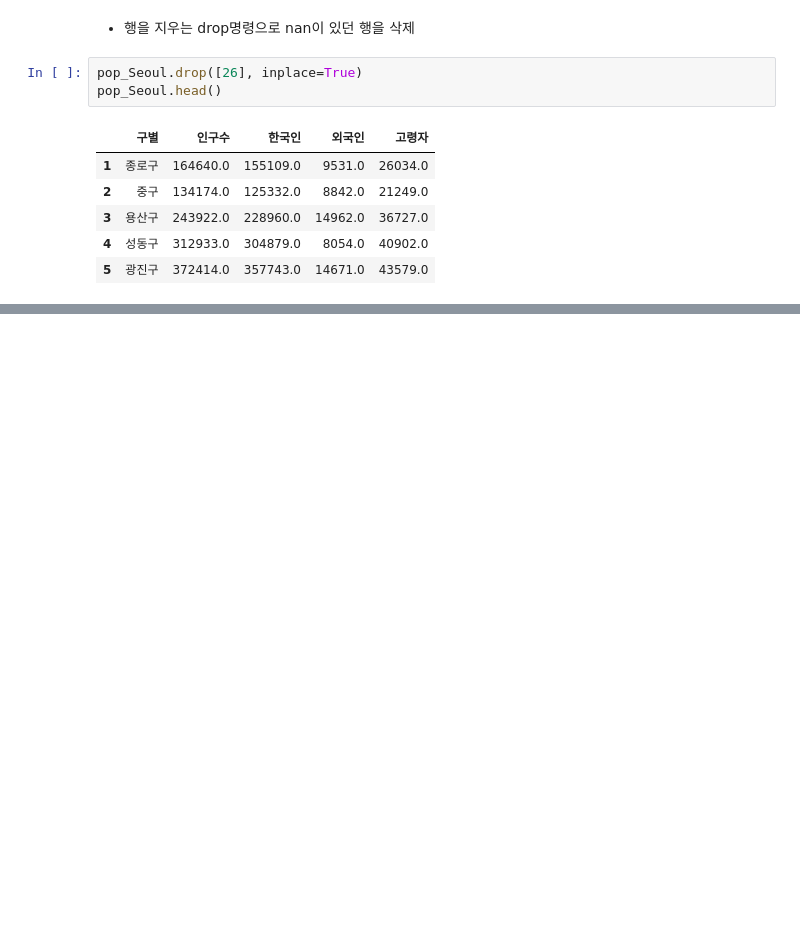
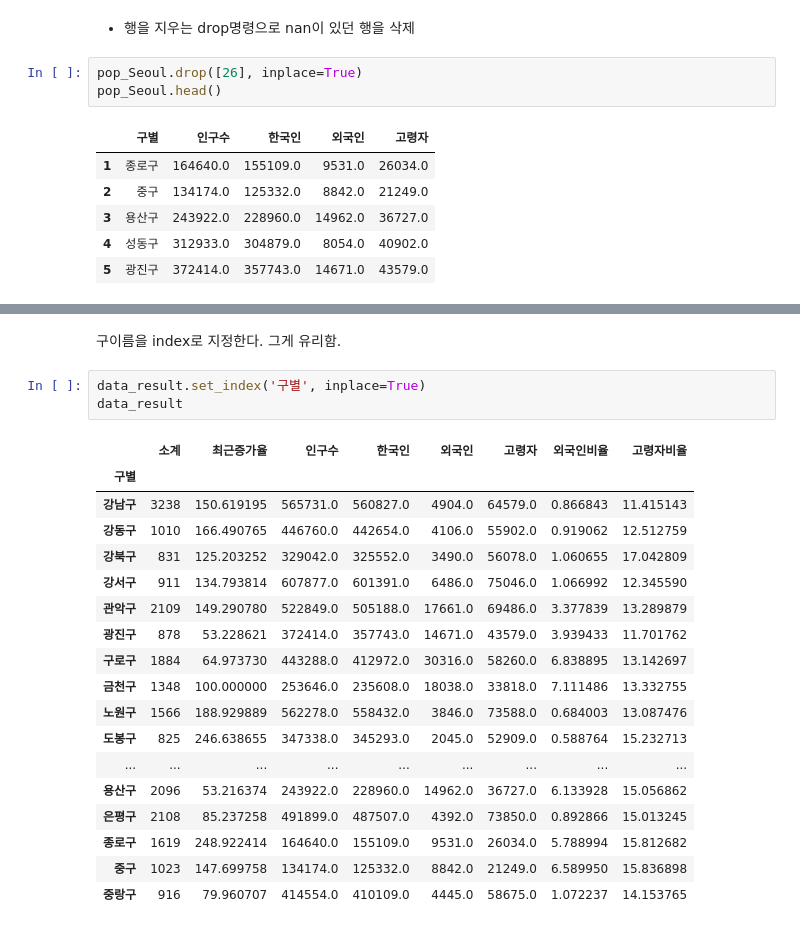
Before and after one commit to asheed/pydatascience, a Jupyter notebook: python_data.ipynb, the cells around one changed output, grey strips where cells are left out. Drawn from its saved outputs; the diff is of its cells as text; blank space fills up the shorter version.

```diff
--- a/python_data.ipynb
+++ b/python_data.ipynb
@@ -462,0 +1068,24 @@ pop_Seoul.head()
+# %% [markdown]
+구이름을 index로 지정한다. 그게 유리함.
+# %%
+data_result.set_index('구별', inplace=True)
+data_result
+# %% [output]
+|  | 소계 | 최근증가율 | 인구수 | 한국인 | 외국인 | 고령자 | 외국인비율 | 고령자비율 |
+| 구별 |  |  |  |  |  |  |  |  |
+| 강남구 | 3238 | 150.619195 | 565731.0 | 560827.0 | 4904.0 | 64579.0 | 0.866843 | 11.415143 |
+| 강동구 | 1010 | 166.490765 | 446760.0 | 442654.0 | 4106.0 | 55902.0 | 0.919062 | 12.512759 |
+| 강북구 | 831 | 125.203252 | 329042.0 | 325552.0 | 3490.0 | 56078.0 | 1.060655 | 17.042809 |
+| 강서구 | 911 | 134.793814 | 607877.0 | 601391.0 | 6486.0 | 75046.0 | 1.066992 | 12.345590 |
+| 관악구 | 2109 | 149.290780 | 522849.0 | 505188.0 | 17661.0 | 69486.0 | 3.377839 | 13.289879 |
+| 광진구 | 878 | 53.228621 | 372414.0 | 357743.0 | 14671.0 | 43579.0 | 3.939433 | 11.701762 |
+| 구로구 | 1884 | 64.973730 | 443288.0 | 412972.0 | 30316.0 | 58260.0 | 6.838895 | 13.142697 |
+| 금천구 | 1348 | 100.000000 | 253646.0 | 235608.0 | 18038.0 | 33818.0 | 7.111486 | 13.332755 |
+| 노원구 | 1566 | 188.929889 | 562278.0 | 558432.0 | 3846.0 | 73588.0 | 0.684003 | 13.087476 |
+| 도봉구 | 825 | 246.638655 | 347338.0 | 345293.0 | 2045.0 | 52909.0 | 0.588764 | 15.232713 |
+| ... | ... | ... | ... | ... | ... | ... | ... | ... |
+| 용산구 | 2096 | 53.216374 | 243922.0 | 228960.0 | 14962.0 | 36727.0 | 6.133928 | 15.056862 |
+| 은평구 | 2108 | 85.237258 | 491899.0 | 487507.0 | 4392.0 | 73850.0 | 0.892866 | 15.013245 |
+| 종로구 | 1619 | 248.922414 | 164640.0 | 155109.0 | 9531.0 | 26034.0 | 5.788994 | 15.812682 |
+| 중구 | 1023 | 147.699758 | 134174.0 | 125332.0 | 8842.0 | 21249.0 | 6.589950 | 15.836898 |
+| 중랑구 | 916 | 79.960707 | 414554.0 | 410109.0 | 4445.0 | 58675.0 | 1.072237 | 14.153765 |
```
Also changed, not shown: parts of 97 cells of this notebook, 6 other files.
